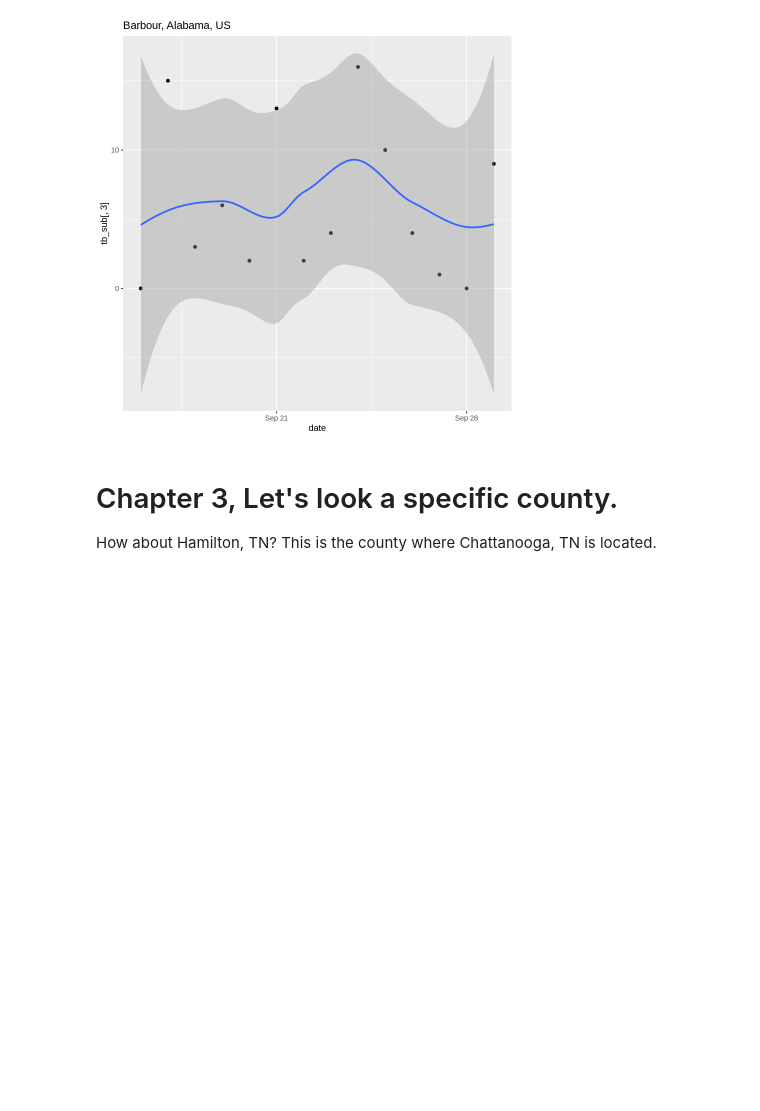
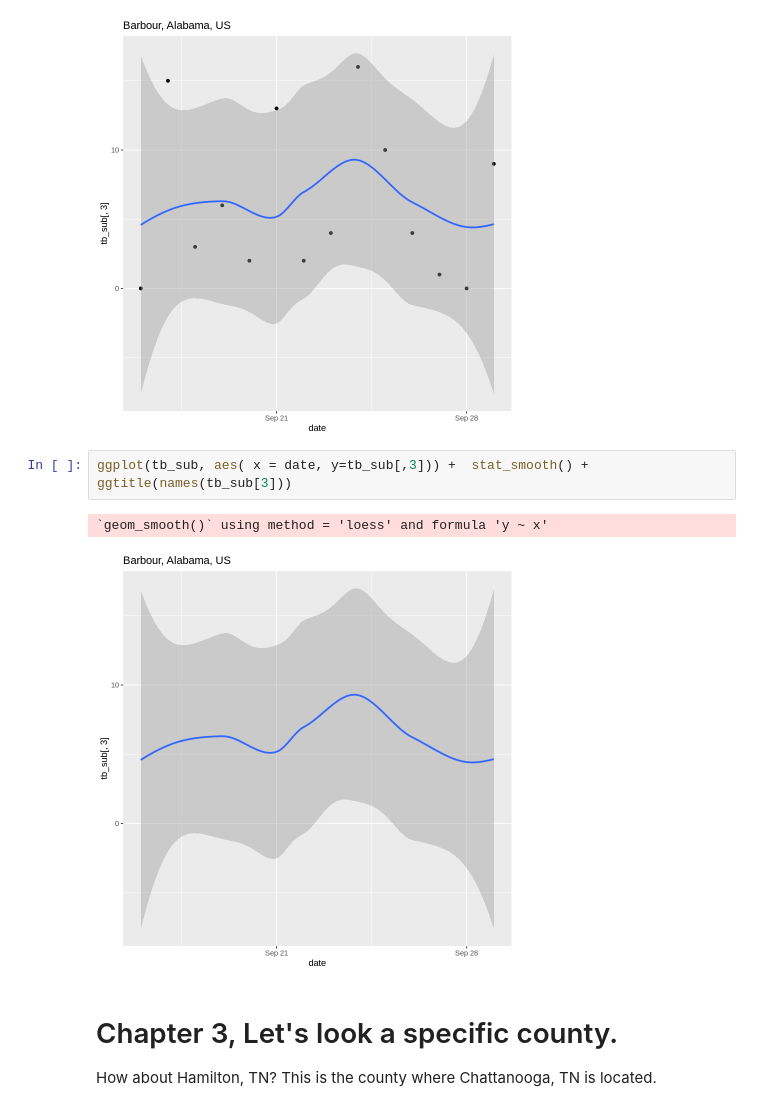
Before and after one commit to hongqin/R_COVID19_student_bootcamp2022June, a Jupyter notebook: R_coding_bootcamp_2022June.ipynb, the cells around one changed output. Saved outputs shown, nothing was run; the diff lists cells and outputs as text; blank space fills up the shorter version.

Commit message:
polished to mobility plot

```diff
--- a/R_coding_bootcamp_2022June.ipynb
+++ b/R_coding_bootcamp_2022June.ipynb
@@ -644,6 +644,11 @@ ggplot(tb_sub, aes( x = date, y=tb_sub[,3])) + geom_point() + geom_smooth() + gg
 # %% [output]
 `geom_smooth()` using method = 'loess' and formula 'y ~ x'
 [figure]
+# %%
+ggplot(tb_sub, aes( x = date, y=tb_sub[,3])) +  stat_smooth() + ggtitle(names(tb_sub[3]))
+# %% [output]
+`geom_smooth()` using method = 'loess' and formula 'y ~ x'
+[figure, added]
 # %% [markdown]
 # Chapter 3, Let's look a specific county.
 How about Hamilton, TN? This is the county where Chattanooga, TN is located.
```
Also changed, not shown: parts of 6 cells of this notebook.
